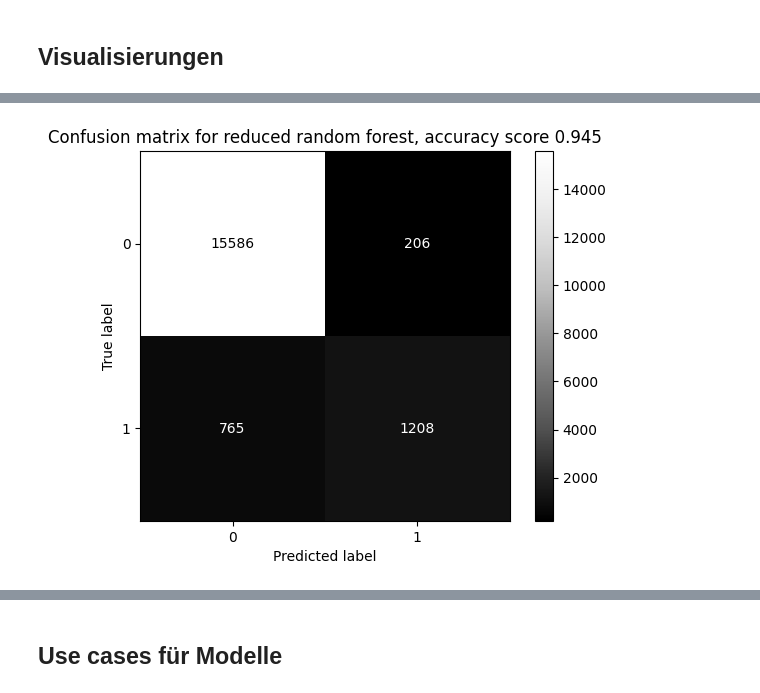
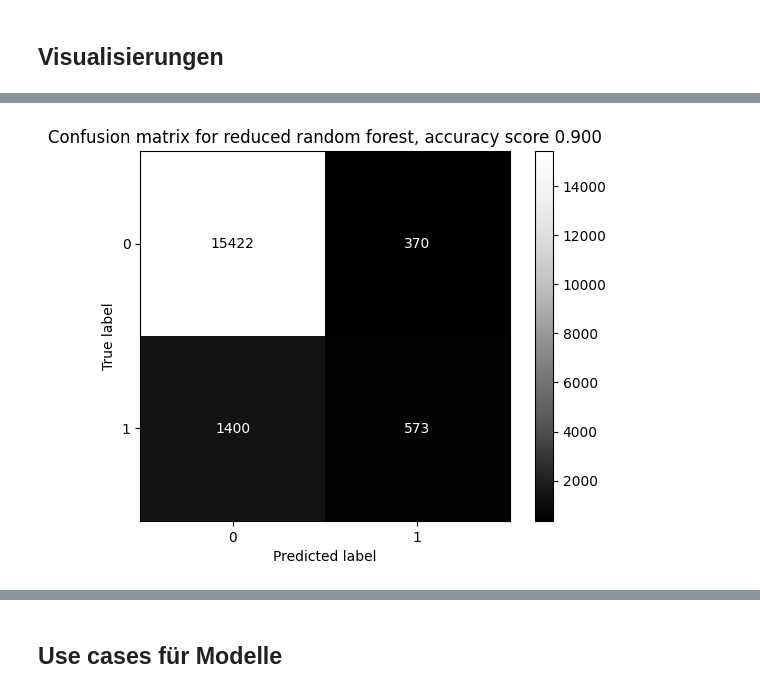
Before and after one commit to betancourt-c/ny_citibike, a Jupyter notebook: ny_citibike.ipynb, the cells around one changed output, grey strips where cells are left out. Cells and saved outputs as stored; diff of their text form; code cells hidden in the pictures.

```diff
--- a/ny_citibike.ipynb
+++ b/ny_citibike.ipynb
@@ -72,8 +71,8 @@ Using `tqdm.autonotebook.tqdm` in notebook mode. Use `tqdm.tqdm` instead to forc
 # %% [markdown]
 ## Datenvorbereitung
 # %%
-# Rohdaten einlesen, wir beschränken uns auf 1% der Daten um meine virtuelle Maschine zu schonen
-data_directory = 'data_NY/'
+# Rohdaten einlesen
+data_directory = 'data/'
 files = sorted(os.listdir(data_directory))
 for index, file in enumerate(files):
     if index == 0:
@@ -84,7 +83,7 @@ for index, file in enumerate(files):
         data_tmp.drop(np.random.choice(data_tmp.index, int(len(data_tmp)*data_drop), replace=False), inplace=True)
         data = pd.concat([data, data_tmp], ignore_index=True)
 
-# Datentyp verbessern
+# Datentypen verbessern
 for column in data.columns:
     data.rename(columns={column: column.replace(' ', '_')}, inplace=True)
 data.starttime = pd.to_datetime(data.starttime)
@@ -188,7 +208,7 @@ data['crow_distance_meters'] = crow_distance(data.start_station_latitude, data.s
 
 data['crow_velocity_meters_per_second'] = data.crow_distance_meters / data.duration_seconds
 
-data['age'] = 2018 - data.birth_year
+data['age_years'] = 2018 - data.birth_year
 
 data['gender_male'] = [1 if g==1 else 0 for g in data.gender]
 
@@ -339,38 +421,36 @@ plt.close()
 # %%
-
-
-# Modell ohne unbekanntes Geschlecht und Alter
+# Random forest nur mit Fahrverhalten
 # Inputs definieren
-feature_columns = ['start_hour_of_day',
+feature_columns_r = ['start_hour_of_day',
                    'start_day_of_week',
                    'start_day_of_year',
                    'duration_seconds',
                    'crow_distance_meters',
                    'crow_velocity_meters_per_second',
                    # 'age',
-                   'gender_male',
-                   'gender_female',
+                   # 'gender_male',
+                   # 'gender_female',
                    # 'gender_unknown'
                   ]
 
 target_column = ['customer']
 
 # Training und validation Daten
-x_train_r = data.loc[data.train_set, feature_columns]
-x_dev_r = data.loc[data.dev_set, feature_columns]
+x_train_r = data.loc[data.train_set, feature_columns_r]
+x_dev_r = data.loc[data.dev_set, feature_columns_r]
 y_train = data.loc[data.train_set, target_column]
 y_dev = data.loc[data.dev_set, target_column]
 
 # Random forest auf reduzierten Daten fitten
 random_forest_model_r = RandomForestClassifier(n_estimators=500)
 random_forest_model_r.fit(x_train_r, y_train.to_numpy().reshape(-1))
 y_dev_hat_random_forest_r = random_forest_model_r.predict(x_dev_r)
 
 # Testen und visualisieren
 acc = accuracy_score(y_dev, y_dev_hat_random_forest_r)
 disp = ConfusionMatrixDisplay.from_predictions(y_dev, y_dev_hat_random_forest_r, cmap='Greys_r')
 plt.title(f'Confusion matrix for reduced random forest, accuracy score {acc:.3f}')
 plt.show()
 plt.close()
 # %% [output]
-[figure, old version]
+[figure, new version]
```
Also changed, not shown: parts of 23 cells of this notebook, 2 other files.
